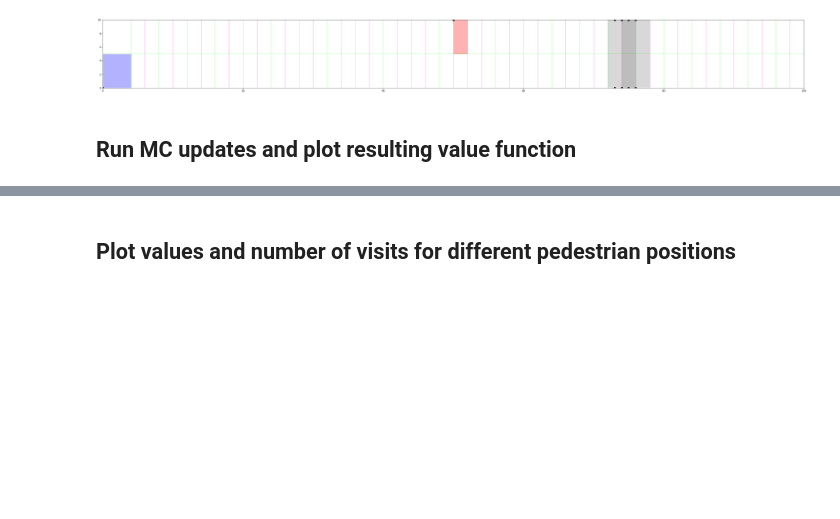
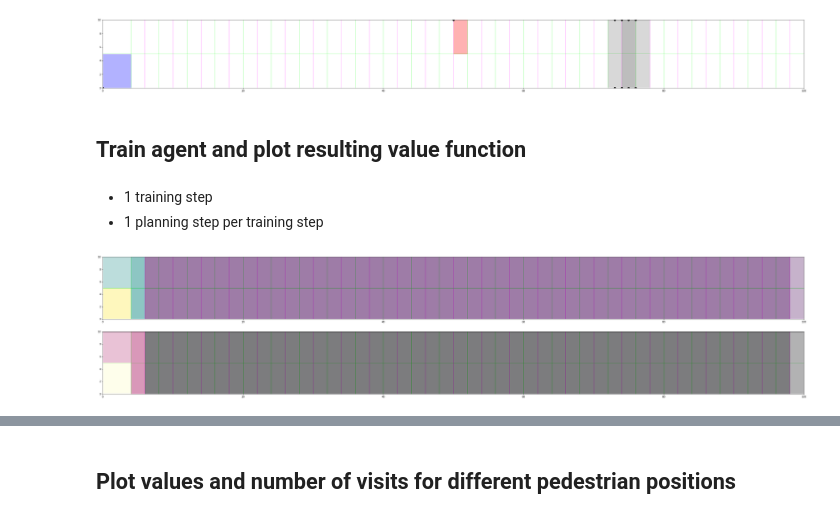
Before and after one commit to obisargoni/CrossingDynaAgent, a Jupyter notebook: plot_crossing_model.ipynb, the cells around one changed output, grey strips where cells are left out. Saved outputs shown, nothing was run; the diff lists cells and outputs as text; code cells hidden in the pictures; blank space fills up the shorter version.

```diff
--- a/plot_crossing_model.ipynb
+++ b/plot_crossing_model.ipynb
@@ -224,5 +224,8 @@ for i, s in enumerate(states):
 # %% [output]
 [figure]
 # %% [markdown]
-## Run MC updates and plot resulting value function
+## Train agent and plot resulting value function
+# %% [markdown]
+* 1 training step
+* 1 planning step per training step
 # %%
@@ -231,0 +236,5 @@ for i in range(n_updates):
+# %%
+figsize = (road_length*0.5, road_width)
+fig = plot_ped_feature_values(ped, figsize, nbins = 10, cmaps = ['viridis', 'magma'], alpha = 0.5, op = 'intersection')
+# %% [output]
+[figure, added]
```
Also changed, not shown: parts of 14 cells of this notebook.
